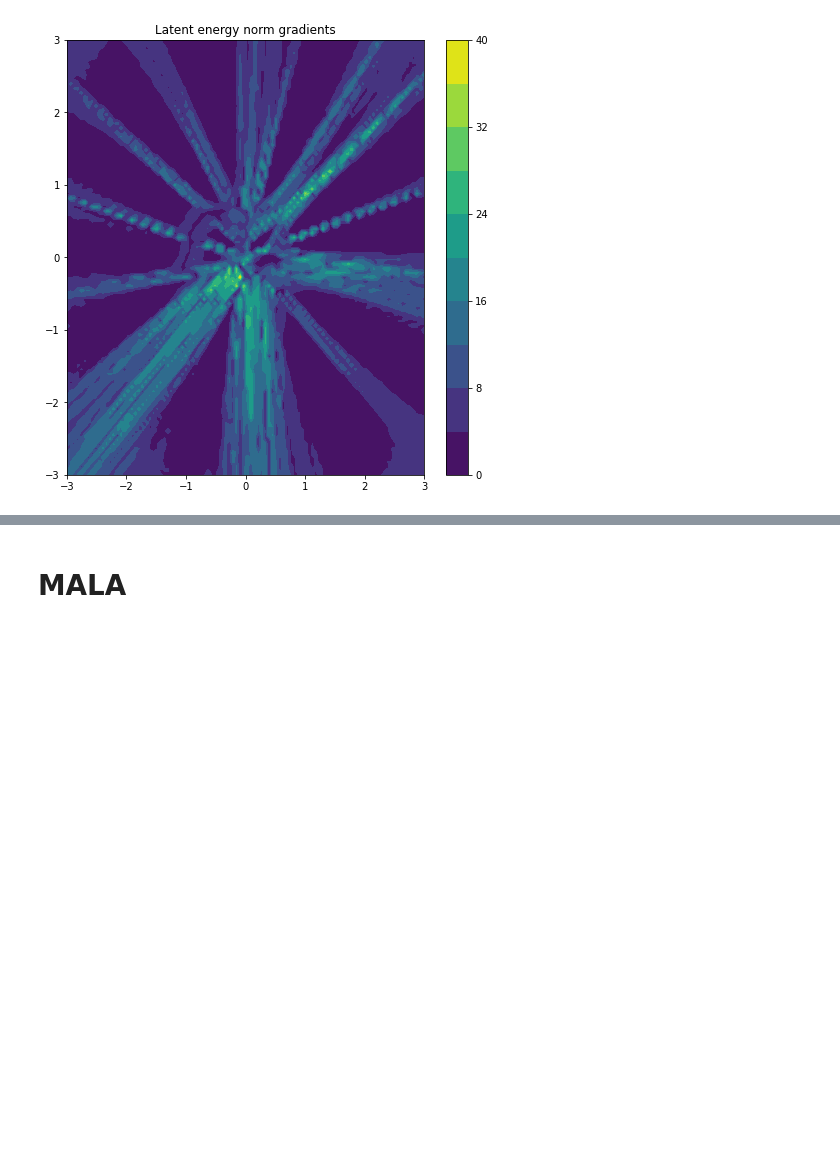
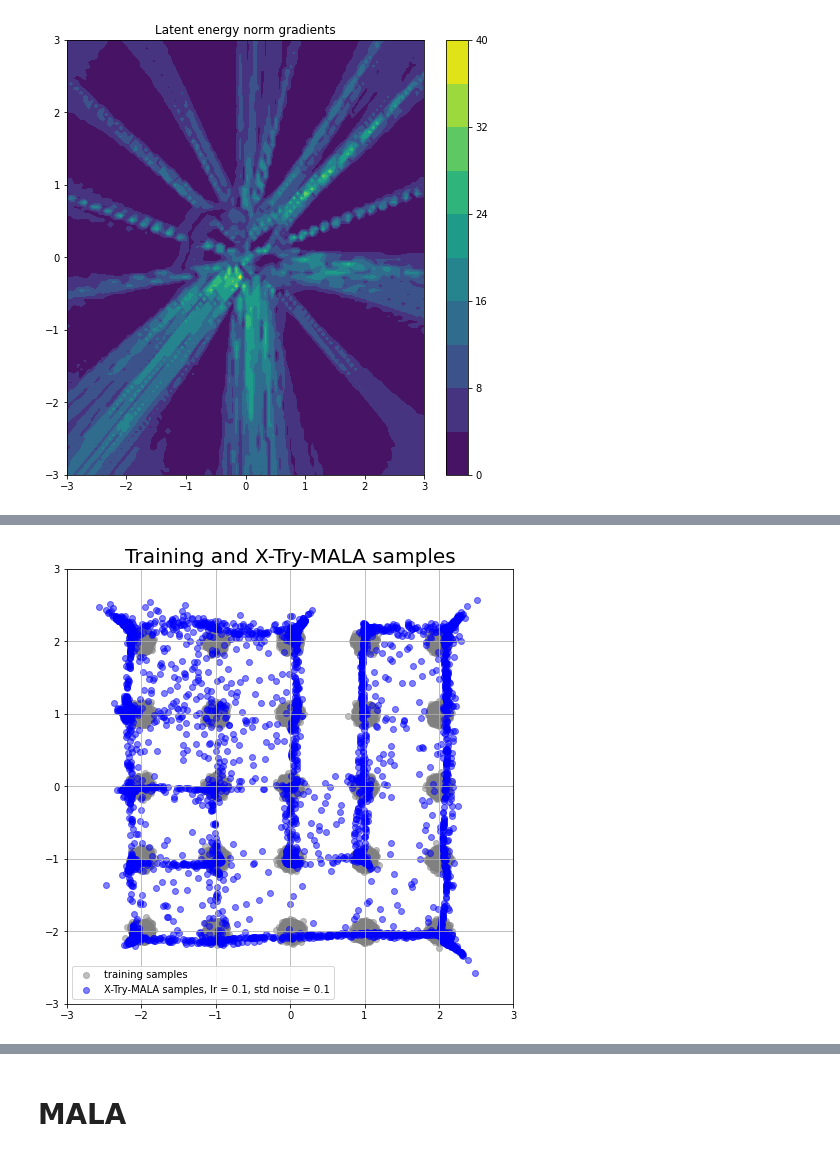
Before and after one commit to premolab/gans_sampling, a Jupyter notebook: notebooks/Gaussians.ipynb, the cells around one changed output, grey strips where cells are left out. Saved outputs shown, nothing was run; the diff lists cells and outputs as text; code cells hidden in the pictures; blank space fills up the shorter version.

```diff
--- a/notebooks/Gaussians.ipynb
+++ b/notebooks/Gaussians.ipynb
@@ -247,0 +440,9 @@ visualize_potential_energy(D,
+# %%
+x_try_mala = G(y1_last).data.cpu().numpy()
+mode = 'X-Try-MALA'
+params = f'lr = {step_lr}, std noise = {eps_std}'
+plot_fake_data_mode(x_try_mala, X_train, mode, path_to_save,
+                    scaler = scaler,
+                    params = params)
+# %% [output]
+[figure, added]
```
Also changed, not shown: parts of 13 cells of this notebook, 1 other file.
